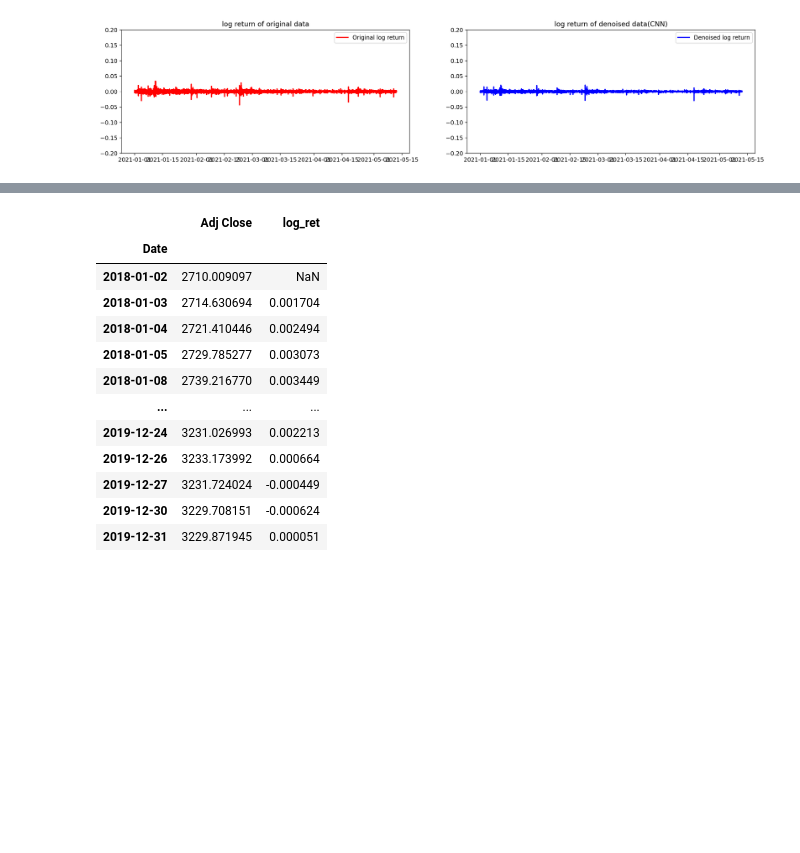
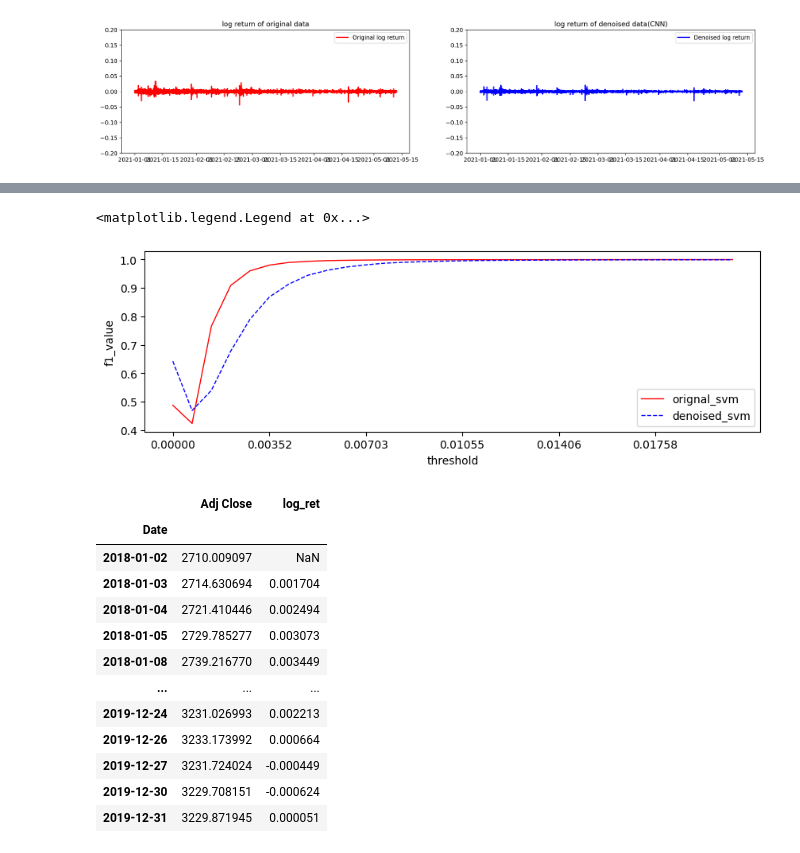
Before and after one commit to cts739337037/intership_tianshu_chu, a Jupyter notebook: EMDCNNbit.ipynb, the cells around one changed output, grey strips where cells are left out. Saved outputs shown, nothing was run; the diff lists cells and outputs as text; code cells hidden in the pictures; blank space fills up the shorter version.

```diff
--- a/EMDCNNbit.ipynb
+++ b/EMDCNNbit.ipynb
@@ -165,6 +165,8 @@ Epoch 158/400
 2/2 [==============================] - 9s 2s/step - loss: 3.9030e-04 - mae: 0.0183 - val_loss: 3.8798e-05 - val_mae: 0.0032
 Epoch 159/400
 2/2 [==============================] - 9s 2s/step - loss: 7.8464e-05 - mae: 0.0050 - val_loss: 1.6834e-04 - val_mae: 0.0121
+# %%
+modelen_mm.load_weights('model_weights_mmbit.h5')
 # %%
 modelen_mm.save_weights('model_weights_mmbit.h5', overwrite=True)
 # %%
@@ -890,7 +930,7 @@ def svmf1_ori(dataset,dataset2,long_predict=10,percentage=1):
         max_t=dataset2['log_ret'].max()
     else:
         max_t=dataset['log_ret'].max()
-    for n in np.arange(0.0, (percentage*max_t), (percentage*max_t)/100):#get multiple threshold
+    for n in np.arange(0.0, (percentage*max_t), (percentage*max_t)/30):#get multiple threshold
         threshold = n
         # for dataset
         daily_label=np.empty(0)#make the data labelled
@@ -919,7 +959,7 @@ def svmf1_ori(dataset,dataset2,long_predict=10,percentage=1):
         f11=np.append(f11,f1)
 
         # for dataset2
-    for n in np.arange(0.0, (0.5*max_t), (0.5*max_t)/100):#get multiple threshold
+    for n in np.arange(0.0, (0.5*max_t), (0.5*max_t)/30):#get multiple threshold
         threshold = n
         daily_label2=np.empty(0)#make the data labelled
         for i in range(0,len(dataset2)):
@@ -951,15 +991,18 @@ original_svm_ori,denoised_svm_ori=svmf1_ori(GSPC_test_n,pure_mm_cnn,long_predict
 # %%
 plt.figure(figsize=(10,3),dpi=100)
 percentage=1
 max_t=0
 if GSPC_test_n['log_ret'].max()>pure_mm_cnn['log_ret'].max():
     max_t=pure_mm_cnn['log_ret'].max()
 else:
     max_t=GSPC_test_n['log_ret'].max()
-plt.plot(np.arange(0.0,(percentage*max_t), (percentage*max_t)/100),original_svm_ori,label='orignal_svm', color='red', linewidth=1.0)
-plt.plot(np.arange(0.0,(percentage*max_t), (percentage*max_t)/100),denoised_svm_ori,label='denoised_svm', color='blue', linewidth=1.0, linestyle='--')
+plt.plot(np.arange(0.0,(percentage*max_t), (percentage*max_t)/30),original_svm_ori,label='orignal_svm', color='red', linewidth=1.0)
+plt.plot(np.arange(0.0,(percentage*max_t), (percentage*max_t)/30),denoised_svm_ori,label='denoised_svm', color='blue', linewidth=1.0, linestyle='--')
 
 plt.xticks(np.arange(0.0,(percentage*max_t), (percentage*max_t)/6))
 plt.xlabel('threshold')
 plt.ylabel('f1_value')
 plt.legend()
+# %% [output]
+<matplotlib.legend.Legend at 0x...>
+[figure, added]
```
Also changed, not shown: parts of 4 cells of this notebook, 7 other files.
